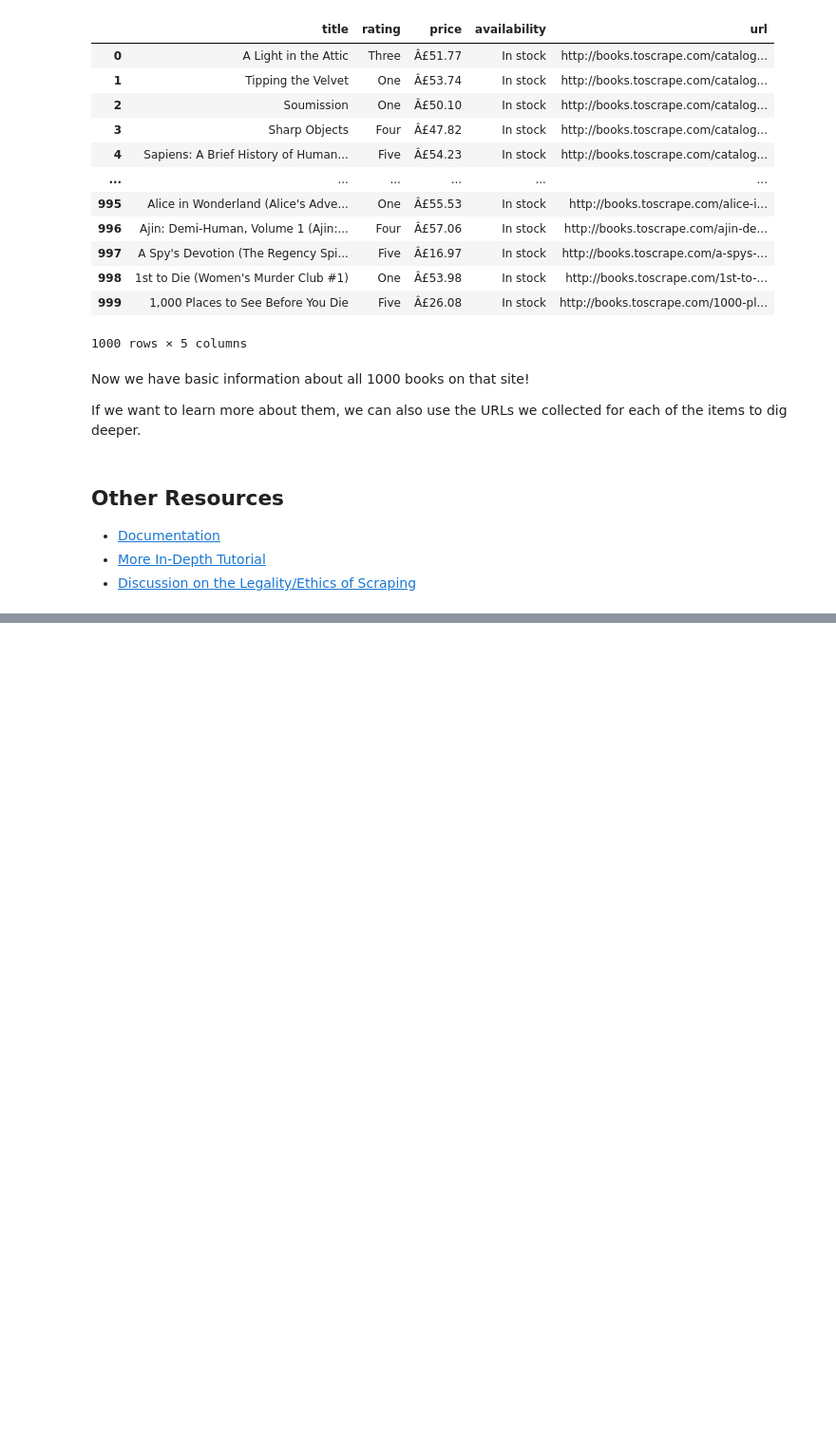
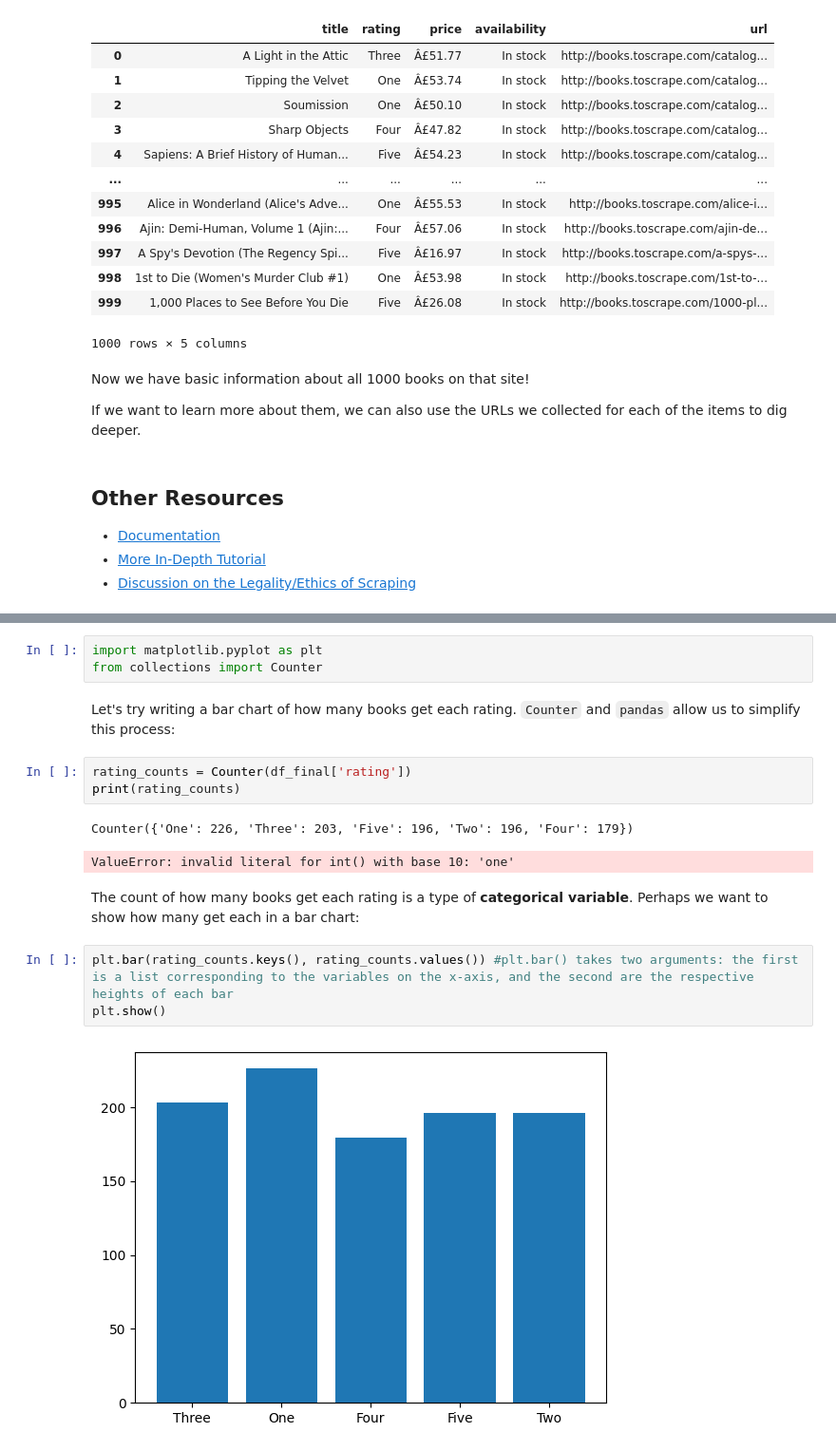
Before and after one commit to harvard-digital-history/Introduction-to-Python, a Jupyter notebook: Other/pandas_beautifulsoup.ipynb, the cells around one changed output, grey strips where cells are left out. Shown at 95% size. Cells and saved outputs as stored; diff of their text form; blank space fills up the shorter version.

Commit message:
added some matplotlib info

```diff
--- a/Other/pandas_beautifulsoup.ipynb
+++ b/Other/pandas_beautifulsoup.ipynb
@@ -659,0 +664,18 @@ If we want to learn more about them, we can also use the URLs we collected for e
+# %%
+import matplotlib.pyplot as plt
+from collections import Counter
+# %% [markdown]
+Let's try writing a bar chart of how many books get each rating. `Counter` and `pandas` allow us to simplify this process:
+# %%
+rating_counts = Counter(df_final['rating'])
+print(rating_counts)
+# %% [output]
+Counter({'One': 226, 'Three': 203, 'Five': 196, 'Two': 196, 'Four': 179})
+ValueError: invalid literal for int() with base 10: 'one'
+# %% [markdown]
+The count of how many books get each rating is a type of **categorical variable**. Perhaps we want to show how many get each in a bar chart:
+# %%
+plt.bar(rating_counts.keys(), rating_counts.values()) #plt.bar() takes two arguments: the first is a list corresponding to the variables on the x-axis, and the second are the respective heights of each bar
+plt.show()
+# %% [output]
+[figure, added]
```
Also changed, not shown: parts of 6 cells of this notebook.
